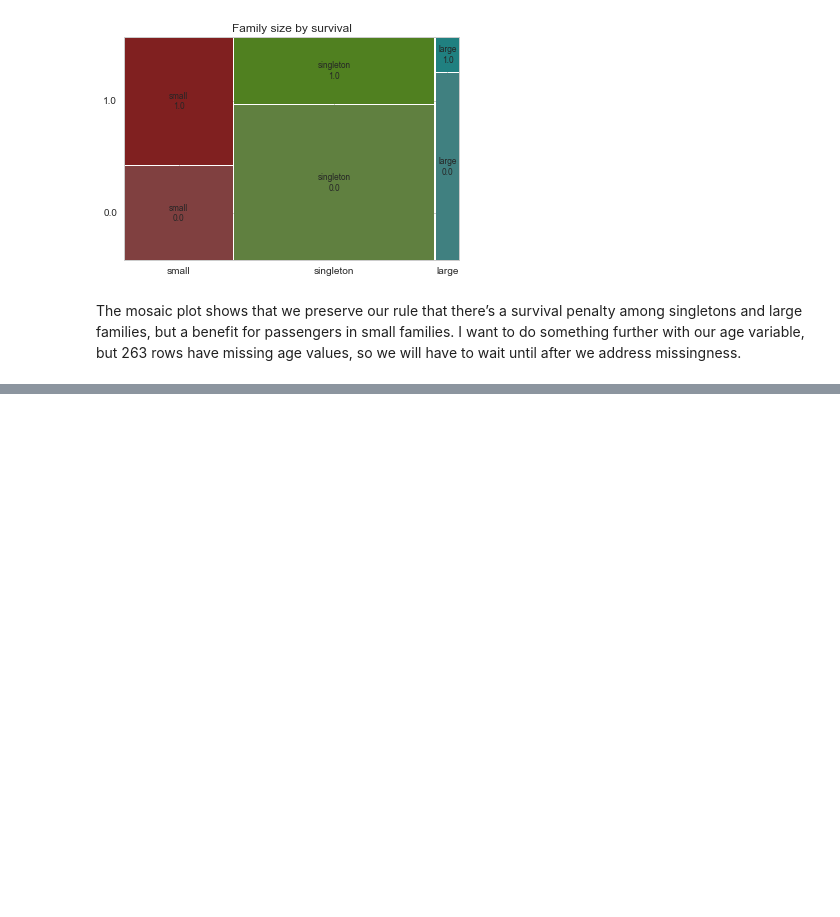
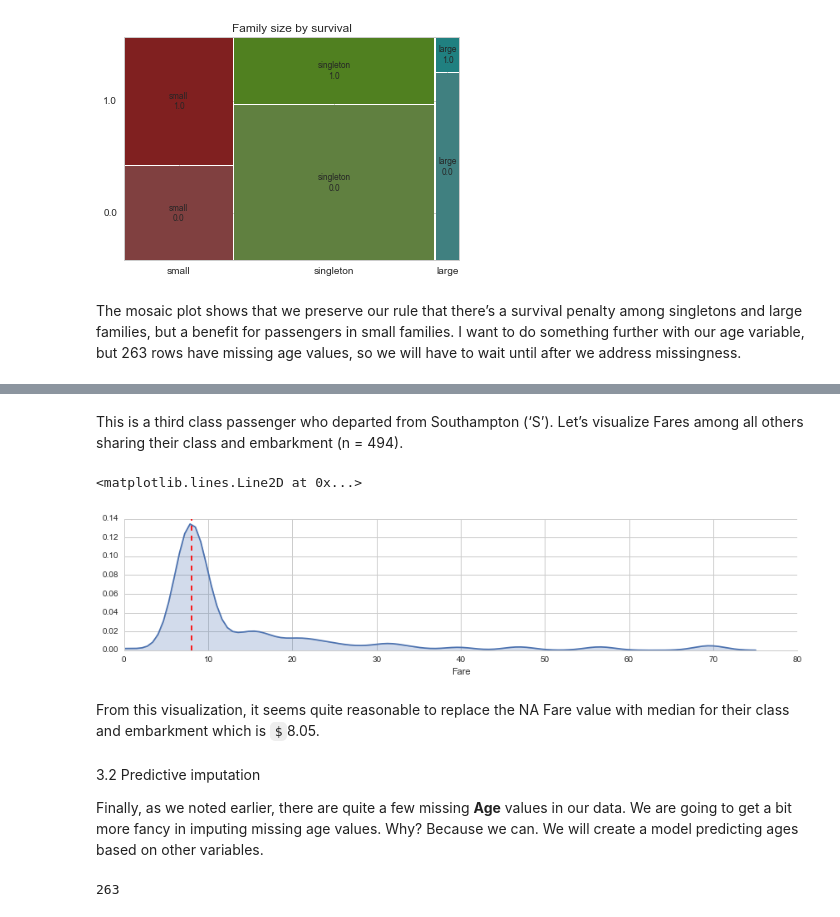
Before and after one commit to Overlytic/titanic, a Jupyter notebook: Titanic.ipynb, the cells around one changed output, grey strips where cells are left out. Cells and saved outputs as stored; diff of their text form; code cells hidden in the pictures; blank space fills up the shorter version.

```diff
--- a/Titanic.ipynb
+++ b/Titanic.ipynb
@@ -207,0 +296,14 @@ The mosaic plot shows that we preserve our rule that there’s a survival penalt
+# %% [markdown]
+This is a third class passenger who departed from Southampton (‘S’). Let’s visualize Fares among all others sharing their class and embarkment (n = 494).
+# %%
+facet = sns.FacetGrid(titanic_df[(titanic_df['Pclass'] == 3) & (titanic_df['Embarked'] == 'S')], aspect=4)
+facet.map(sns.kdeplot,'Fare',shade= True)
+facet.set(xlim=(0, 80))
+
+fare_median = titanic_df[(titanic_df['Pclass'] == 3) & (titanic_df['Embarked'] == 'S')]['Fare'].median()
+plt.axvline(x=fare_median, color='r', ls='--')
+# %% [output]
+<matplotlib.lines.Line2D at 0x...>
+[figure, added]
+# %% [markdown]
+From this visualization, it seems quite reasonable to replace the NA Fare value with median for their class and embarkment which is `$`8.05.
@@ -207,0 +313,9 @@ The mosaic plot shows that we preserve our rule that there’s a survival penalt
+# %% [markdown]
+3.2 Predictive imputation
+
+Finally, as we noted earlier, there are quite a few missing **Age** values in our data. We are going to get a bit more fancy in imputing missing age values. Why? Because we can. We will create a model predicting ages based on other variables.
+# %%
+# Show number of missing Age values
+titanic_df["Age"].isnull().sum()
+# %% [output]
+263
```
Also changed, not shown: parts of 23 cells of this notebook.
